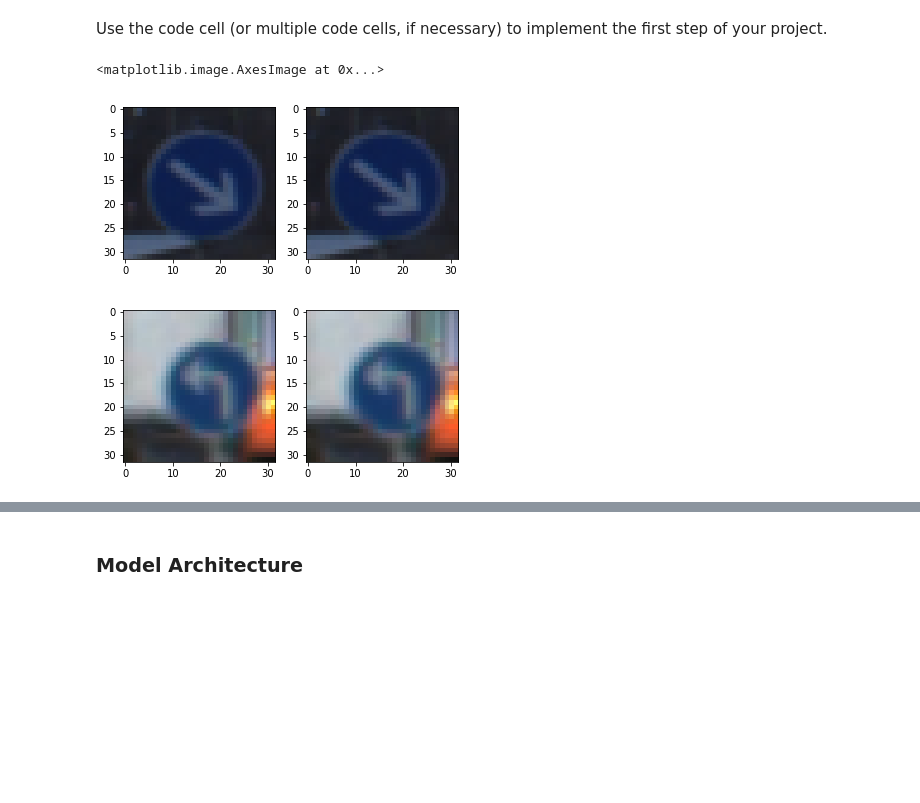
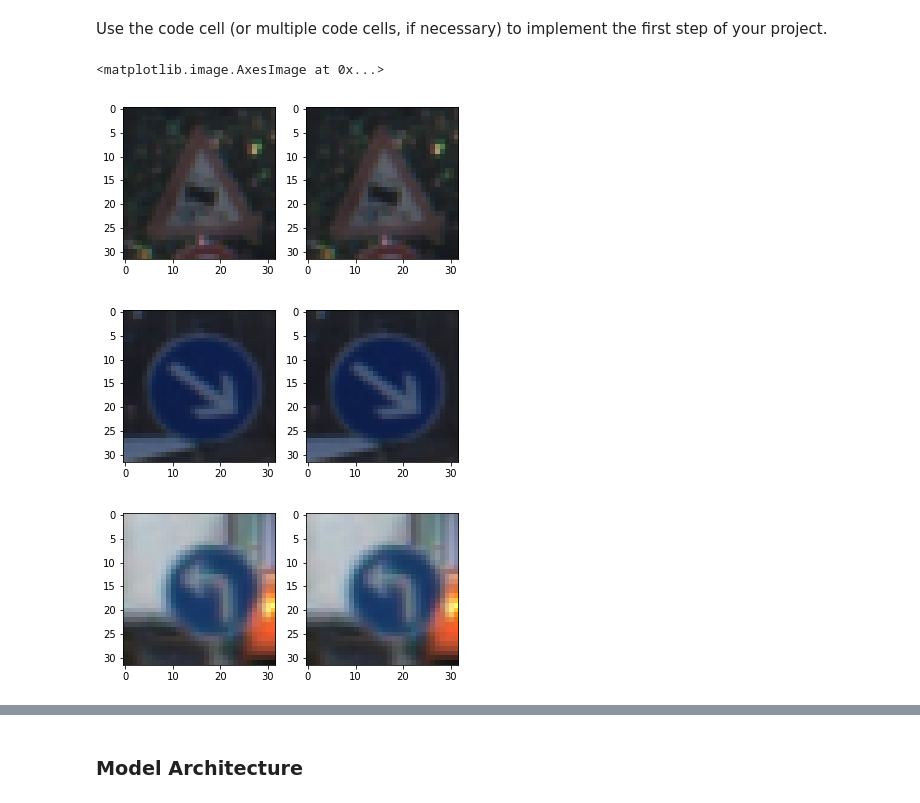
Before and after one commit to jShaoCX/CarND_Project2_Traffic_Signs, a Jupyter notebook: Traffic_Sign_Classifier.ipynb, the cells around one changed output, grey strips where cells are left out. Drawn from its saved outputs; the diff is of its cells as text; code cells hidden in the pictures; blank space fills up the shorter version.

```diff
--- a/Traffic_Sign_Classifier.ipynb
+++ b/Traffic_Sign_Classifier.ipynb
@@ -130,48 +134,52 @@ Use the code cell (or multiple code cells, if necessary) to implement the first
 from sklearn.utils import shuffle
 import numpy as np
 import cv2 as cv
+from collections import Counter
 from random import randint
+
+#Image Normalization
 
 XRANGE = 255.0
 XMEAN = 128.0
 
-#X_train_norm = X_train.astype(np.float32)
+X_train_norm = X_train.astype(np.float32)
 
-#for i in range(0,X_train.shape[0]):
-#    X_train_norm[i,:,:,0] = (X_train_norm[i,:,:,0])/255.0#(X_train_norm[i,:,:,0]-X_train_r_mean)/255.0
-#    X_train_norm[i,:,:,1] = (X_train_norm[i,:,:,1])/255.0#(X_train_norm[i,:,:,1]-X_train_g_mean)/255.0
-#    X_train_norm[i,:,:,2] = (X_train_norm[i,:,:,2])/255.0#(X_train_norm[i,:,:,2]-X_train_b_mean)/255.0
+for i in range(0,X_train.shape[0]):
+    X_train_norm[i,:,:,0] = (X_train_norm[i,:,:,0])/255.0#(X_train_norm[i,:,:,0]-X_train_r_mean)/255.0
+    X_train_norm[i,:,:,1] = (X_train_norm[i,:,:,1])/255.0#(X_train_norm[i,:,:,1]-X_train_g_mean)/255.0
+    X_train_norm[i,:,:,2] = (X_train_norm[i,:,:,2])/255.0#(X_train_norm[i,:,:,2]-X_train_b_mean)/255.0
 
-#fig = plt.figure()
-#plt1 = plt.subplot(121)
-#plt2 = plt.subplot(122)
-#plt1.imshow(X_train[2000])
-#plt2.imshow(X_train_norm[2000])
+fig = plt.figure()
+plt1 = plt.subplot(121)
+plt2 = plt.subplot(122)
+plt1.imshow(X_train[2000])
+plt2.imshow(X_train_norm[2000])
 
 X_valid_norm = X_valid.astype(np.float32)
 for i in range(0,X_valid.shape[0]):
     X_valid_norm[i,:,:,0] = (X_valid_norm[i,:,:,0])/255.0#(X_train_norm[i,:,:,0]-X_train_r_mean)/255.0
     X_valid_norm[i,:,:,1] = (X_valid_norm[i,:,:,1])/255.0#(X_train_norm[i,:,:,1]-X_train_g_mean)/255.0
     X_valid_norm[i,:,:,2] = (X_valid_norm[i,:,:,2])/255.0#(X_train_norm[i,:,:,2]-X_train_b_mean)/255.0
 
 fig = plt.figure()
 plt1 = plt.subplot(121)
 plt2 = plt.subplot(122)
 plt1.imshow(X_valid[2000])
 plt2.imshow(X_valid_norm[2000])
 
 X_test_norm = X_test.astype(np.float32)
 for i in range(0,X_test_norm.shape[0]):
     X_test_norm[i,:,:,0] = (X_test_norm[i,:,:,0])/255.0#(X_train_norm[i,:,:,0]-X_train_r_mean)/255.0
     X_test_norm[i,:,:,1] = (X_test_norm[i,:,:,1])/255.0#(X_train_norm[i,:,:,1]-X_train_g_mean)/255.0
     X_test_norm[i,:,:,2] = (X_test_norm[i,:,:,2])/255.0#(X_train_norm[i,:,:,2]-X_train_b_mean)/255.0
 
 fig = plt.figure()
 plt1 = plt.subplot(121)
 plt2 = plt.subplot(122)
 plt1.imshow(X_test[2000])
 plt2.imshow(X_test_norm[2000])
 # %% [output]
 <matplotlib.image.AxesImage at 0x...>
-[figure, old version]
+[figure, new version]
-[figure, old version]
+[figure, new version]
+[figure, added]
```
Also changed, not shown: parts of 13 cells of this notebook, 1 other file.
